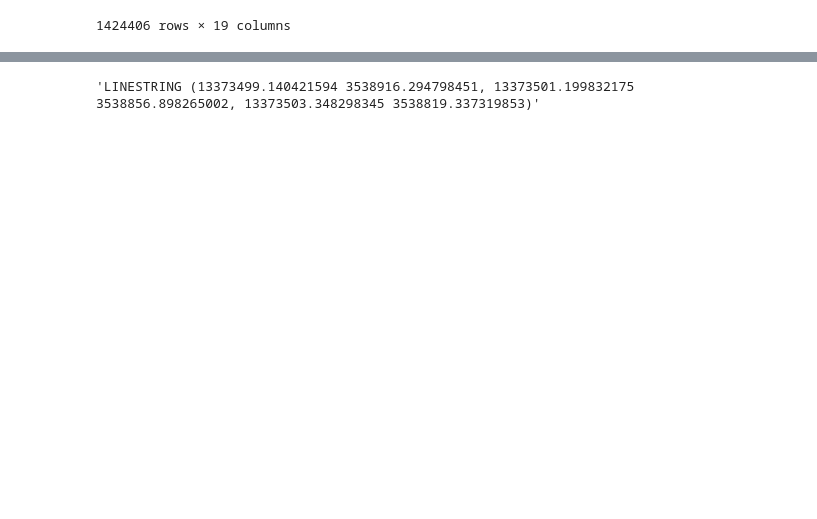
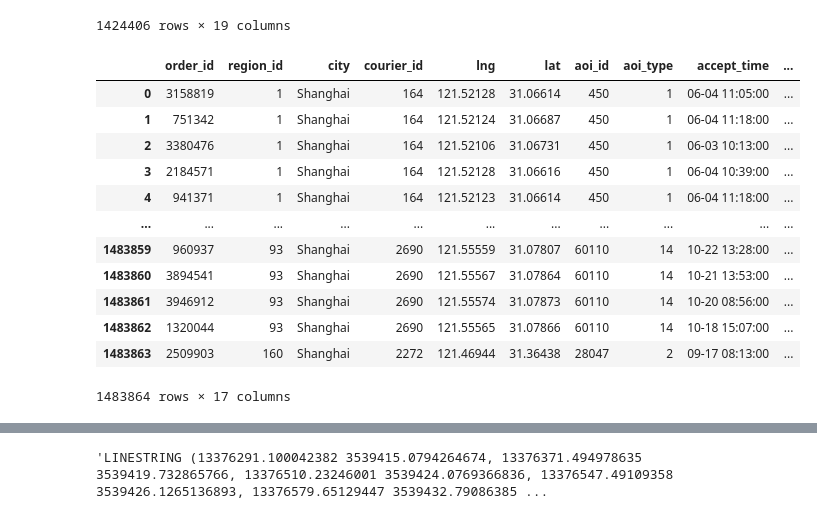
Before and after one commit to Mayisha172/02806-final-assingment, a Jupyter notebook: code/first_script.ipynb, the cells around one changed output, grey strips where cells are left out. Drawn from its saved outputs; the diff is of its cells as text; code cells hidden in the pictures; blank space fills up the shorter version.

```diff
--- a/code/first_script.ipynb
+++ b/code/first_script.ipynb
@@ -65,6 +66,22 @@ pickup
 | 1424404 | 4363494 | 67 | Shanghai | 15406 | 10-20 07:58:00 | 10-20 09:00:00 | 10-20 11:00:00 | 121.61448 | ... |
 | 1424405 | 4833861 | 67 | Shanghai | 15764 | 10-24 19:13:00 | 10-24 18:46:00 | 10-24 20:46:00 | 121.61416 | ... |
 1424406 rows × 19 columns
+# %%
+delivery
+# %% [output]
+|  | order_id | region_id | city | courier_id | lng | lat | aoi_id | aoi_type | accept_time | ... |
+| 0 | 3158819 | 1 | Shanghai | 164 | 121.52128 | 31.06614 | 450 | 1 | 06-04 11:05:00 | ... |
+| 1 | 751342 | 1 | Shanghai | 164 | 121.52124 | 31.06687 | 450 | 1 | 06-04 11:18:00 | ... |
+| 2 | 3380476 | 1 | Shanghai | 164 | 121.52106 | 31.06731 | 450 | 1 | 06-03 10:13:00 | ... |
+| 3 | 2184571 | 1 | Shanghai | 164 | 121.52128 | 31.06616 | 450 | 1 | 06-04 10:39:00 | ... |
+| 4 | 941371 | 1 | Shanghai | 164 | 121.52123 | 31.06614 | 450 | 1 | 06-04 11:18:00 | ... |
+| ... | ... | ... | ... | ... | ... | ... | ... | ... | ... | ... |
+| 1483859 | 960937 | 93 | Shanghai | 2690 | 121.55559 | 31.07807 | 60110 | 14 | 10-22 13:28:00 | ... |
+| 1483860 | 3894541 | 93 | Shanghai | 2690 | 121.55567 | 31.07864 | 60110 | 14 | 10-21 13:53:00 | ... |
+| 1483861 | 3946912 | 93 | Shanghai | 2690 | 121.55574 | 31.07873 | 60110 | 14 | 10-20 08:56:00 | ... |
+| 1483862 | 1320044 | 93 | Shanghai | 2690 | 121.55565 | 31.07866 | 60110 | 14 | 10-18 15:07:00 | ... |
+| 1483863 | 2509903 | 160 | Shanghai | 2272 | 121.46944 | 31.36438 | 28047 | 2 | 09-17 08:13:00 | ... |
+1483864 rows × 17 columns
 # %%
 roads
 # %% [output]
@@ -82,6 +99,6 @@ roads
 | 531279 | 1271741633 | 5141 | service | NaN | NaN | B | 0 | 0 | F | F | 重庆市 | ... |
 531280 rows × 12 columns
 # %%
-roads.geometry[0]
+roads.geometry[1]
 # %% [output]
-'LINESTRING (13373499.140421594 3538916.294798451, 13373501.199832175 3538856.898265002, 13373503.348298345 3538819.337319853)'
+'LINESTRING (13376291.100042382 3539415.0794264674, 13376371.494978635 3539419.732865766, 13376510.23246001 3539424.0769366836, 13376547.49109358 3539426.1265136893, 13376579.65129447 3539432.79086385 ...
```
Also changed, not shown: parts of 2 cells of this notebook.
